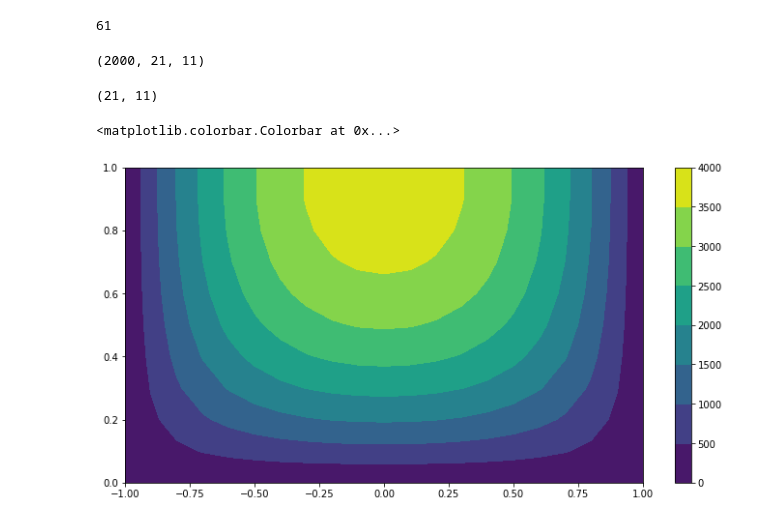
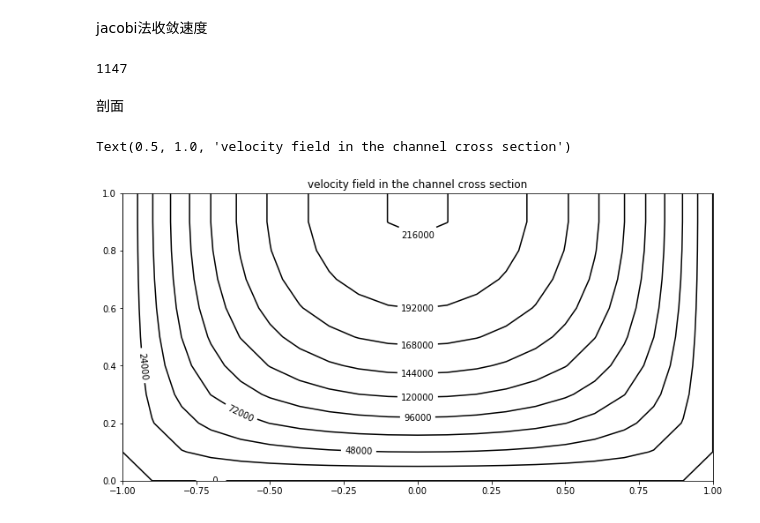
Before and after one commit to dozerlcl/assignments_2020_nju_meteorology, a Jupyter notebook: numerical_PDE/P_set7/test1.ipynb, the cells around one changed output. Saved outputs shown, nothing was run; the diff lists cells and outputs as text; code cells hidden in the pictures.

```diff
--- a/numerical_PDE/P_set7/test1.ipynb
+++ b/numerical_PDE/P_set7/test1.ipynb
@@ -67,47 +70,45 @@ def iterate(delta=0.1,type='jacobi',w=0.0):
 
     # return list by order
     return [u,ind_err,abs_err]
+# %% [markdown]
+jacobi法收敛速度
 # %%
-[u,ind_err,abs_err] = iterate(type='sor',delta=0.1,w=1.85)
+delta = 0.1
+ny = int(2 / delta) + 1
+nz = int(1 / delta) + 1
+[u,ind_err,abs_err] = iterate(type='jacobi',delta=delta,w=1.8)
 ind_err
 # %% [output]
-61
+1147
-# %%
-np.max(u)
-u.shape
-# %% [output]
-(2000, 21, 11)
-# %%
-u[900,:,:].shape
-# %% [output]
-(21, 11)
+# %% [markdown]
+剖面
 # %%
 import matplotlib as mpl
 fig,ax = plt.subplots(1,1,figsize=(12,6))
 # levels_bnd = [0,0.1,0.2,0.3,0.4,0.5,0.6,1]
-# levels_bnd = np.linspace(0,1.5,16)
+levels_bnd = np.linspace(0,240000,11)
 # cnrt1 = ax[0].contour(np.linspace(-1,1,21),np.linspace(-1,1,21),,levels = levels_bnd,vmin=0,vmax=1,colors="k")
-cnrt1 = ax.contourf(np.linspace(-1,1,21),np.linspace(0,1,11),u[999,:,:].T)
+cnrt1 = ax.contour(np.linspace(-1,1,21),np.linspace(0,1,11),u[ind_err+100,:,:].T,levels = levels_bnd,colors='k')
 # cnrt2 = ax[1].contour(np.linspace(-1,1,21),np.linspace(-1,1,21),phi[5,1:22,1:22],levels = levels_bnd,vmin=0,vmax=1,colors="k")
 # cnrt3 = ax[2].contour(np.linspace(-1,1,21),np.linspace(-1,1,21),phi[20,1:22,1:22],levels = levels_bnd,vmin=0,vmax=1,colors="k")
-# ax[0].clabel(cnrt1,fontsize=10,fmt='%4.1f')
+ax.clabel(cnrt1,fontsize=10,fmt='%4.0f')
 # ax[1].clabel(cnrt2,fontsize=10,fmt='%4.1f')
 # ax[2].clabel(cnrt3,fontsize=10,fmt='%4.1f')
 # ax1 = ax[1].contourf(np.linspace(0,domainlx,gridnx),np.linspace(0,domainly,gridny),c[:,:,int(1./deltat)],levels = 10,cmap="RdBu_r",norm = norm,vmin=0,vmax=0.8,level=6)
 # im = ax.imshow(data, cmap='bone')
 # im.clim(vmin=0,vmax=70)
 # plt.colorbar(cnrt1,ax=ax,label='BOD',ticks=np.linspace(0,100,11))
-plt.colorbar(cnrt1,ax=ax)
+# plt.colorbar(cnrt1,ax=ax)
 # plt.clim(0,70)
 # bound = [0, 10, 20, 40 ,50 ,70]
 # ax[0].set_xlabel('x')
 # for axi in ax:
     # axi.set_xlabel('x')
     # ax[0].set_ylabel('y')
     # axi.set_ylabel('y')
-# ax[0].set_title('t=0.05s')
+ax.set_title('velocity field in the channel cross section')
 # ax[1].set_title('t=0.25s')
 # ax[2].set_title('t=1.00s')
 # %% [output]
-<matplotlib.colorbar.Colorbar at 0x...>
+Text(0.5, 1.0, 'velocity field in the channel cross section')
-[figure, old version]
+[figure, new version]
```
Also changed, not shown: parts of 13 cells of this notebook.
